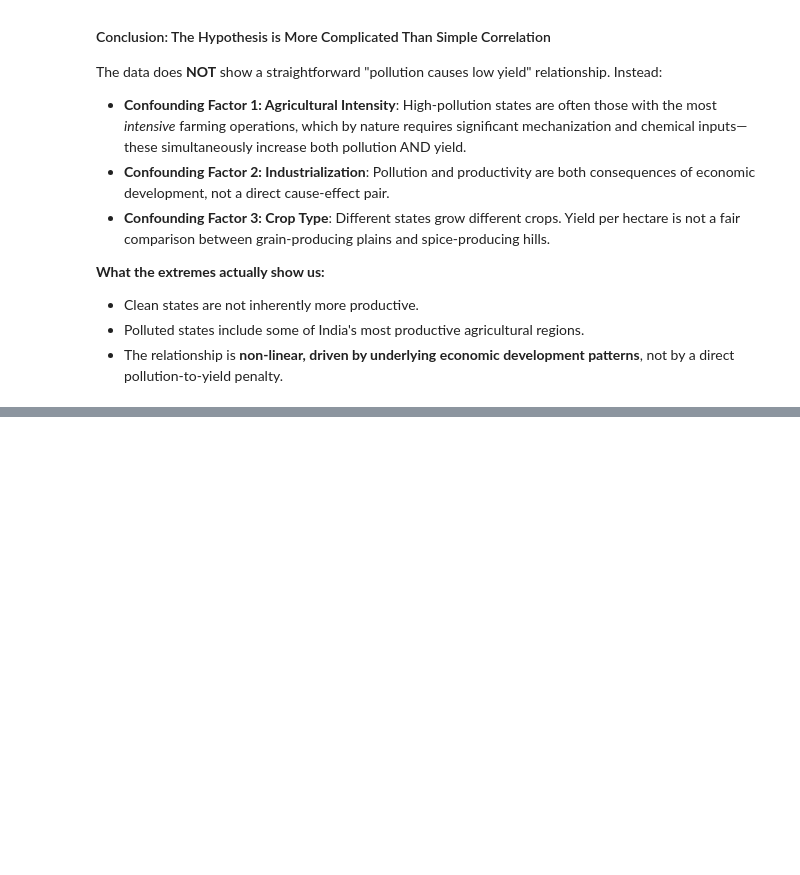
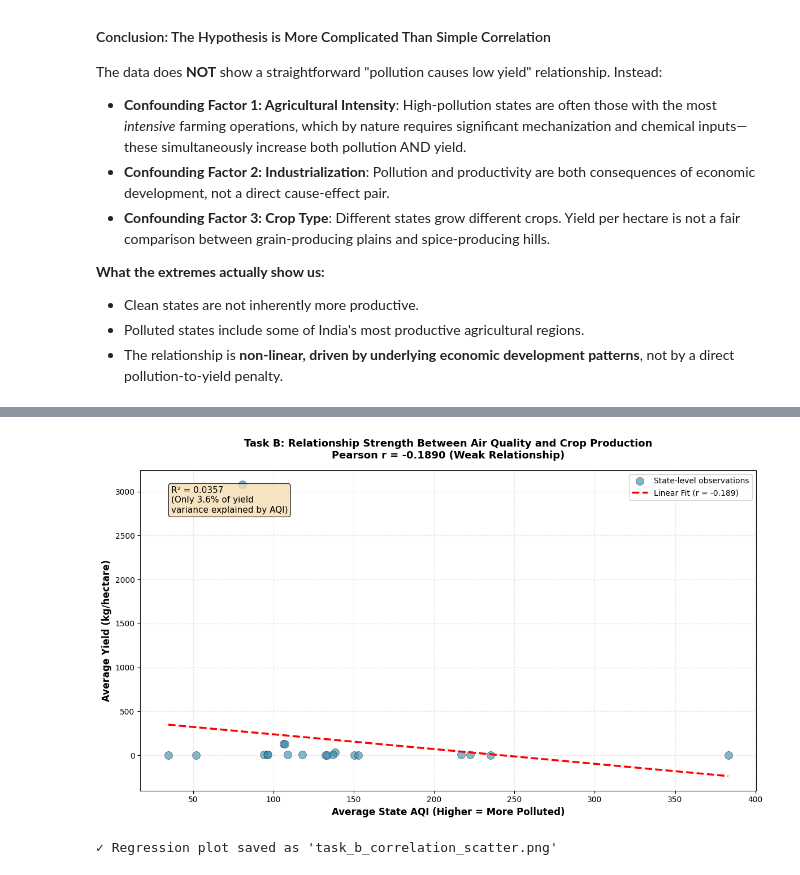
Before and after one commit to snehavvv/ML-lab-2547250, a Jupyter notebook: India_Air_Quality_Crop_Yield_EDA.ipynb, the cells around one changed output, grey strips where cells are left out. Drawn from its saved outputs; the diff is of its cells as text; code cells hidden in the pictures; blank space fills up the shorter version.

```diff
--- a/India_Air_Quality_Crop_Yield_EDA.ipynb
+++ b/India_Air_Quality_Crop_Yield_EDA.ipynb
@@ -883,0 +926,38 @@ The data does **NOT** show a straightforward "pollution causes low yield" relati
+# %%
+# Create scatter plot with regression line—single output showing strength + pattern
+
+fig, ax = plt.subplots(figsize=(12, 7))
+
+# Scatter plot of all states
+ax.scatter(clean_data['AQI'], clean_data['Yield'],
+          alpha=0.6, s=100, color='#2E86AB', edgecolor='black', linewidth=0.5,
+          label='State-level observations')
+
+# Add regression line
+from numpy.polynomial import polynomial as P
+z = np.polyfit(clean_data['AQI'], clean_data['Yield'], 1)
+p = np.poly1d(z)
+aqi_range = np.linspace(clean_data['AQI'].min(), clean_data['AQI'].max(), 100)
+ax.plot(aqi_range, p(aqi_range), 'r--', linewidth=2.5,
+       label=f'Linear Fit (r = {pearson_corr:.3f})')
+
+# Add R² value
+r_squared = pearson_corr ** 2
+ax.text(0.05, 0.95, f'R² = {r_squared:.4f}\n(Only {r_squared*100:.1f}% of yield\nvariance explained by AQI)',
+       transform=ax.transAxes, fontsize=11, verticalalignment='top',
+       bbox=dict(boxstyle='round', facecolor='wheat', alpha=0.8))
+
+ax.set_xlabel('Average State AQI (Higher = More Polluted)', fontsize=12, fontweight='bold')
+ax.set_ylabel('Average Yield (kg/hectare)', fontsize=12, fontweight='bold')
+ax.set_title('Task B: Relationship Strength Between Air Quality and Crop Production\nPearson r = {:.4f} (Weak Relationship)'.format(pearson_corr),
+            fontsize=13, fontweight='bold', pad=15)
+ax.legend(loc='upper right', fontsize=10)
+ax.grid(True, alpha=0.3, linestyle='--')
+plt.tight_layout()
+plt.savefig('task_b_correlation_scatter.png', dpi=300, bbox_inches='tight')
+plt.show()
+
+print(f"\n✓ Regression plot saved as 'task_b_correlation_scatter.png'")
+# %% [output]
+[figure, added]
+✓ Regression plot saved as 'task_b_correlation_scatter.png'
```
Also changed, not shown: parts of 11 cells of this notebook, 23 other files.
